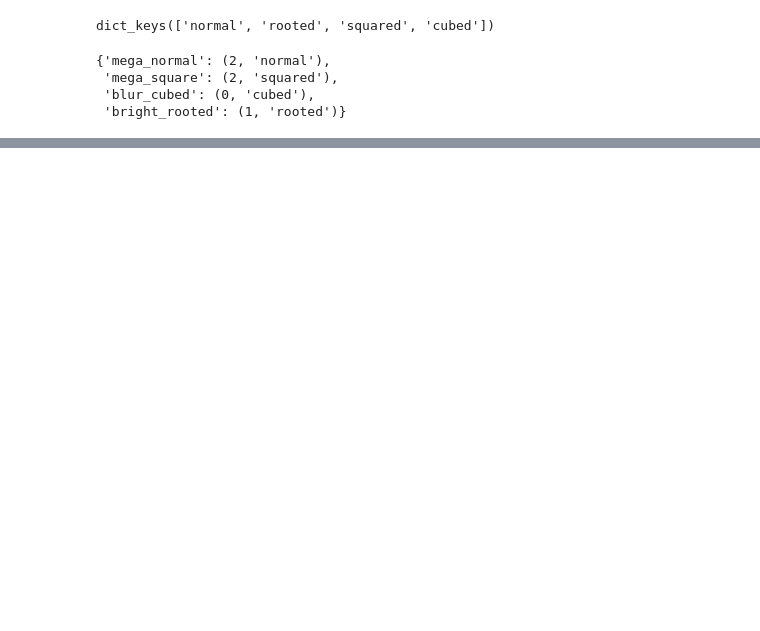
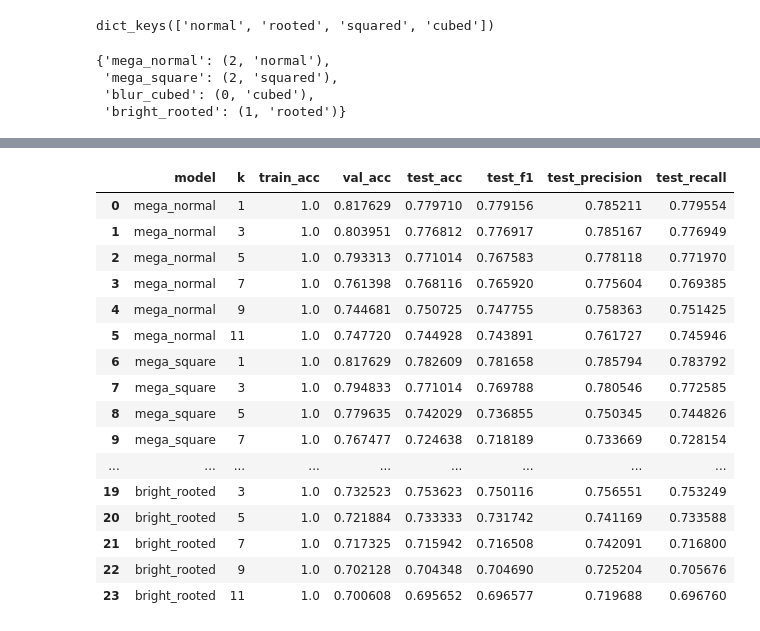
Before and after one commit to pranit-gandhi/astronomical-object-detection, a Jupyter notebook: slabs/knn.ipynb, the cells around one changed output, grey strips where cells are left out. Saved outputs shown, nothing was run; the diff lists cells and outputs as text; code cells hidden in the pictures; blank space fills up the shorter version.

```diff
--- a/slabs/knn.ipynb
+++ b/slabs/knn.ipynb
@@ -352,0 +376,72 @@ Optimal K Test Acccuracy 0.7652173913043478
+# %%
+import pandas as pd
+import numpy as np
+from sklearn.metrics import accuracy_score, precision_score, recall_score, f1_score
+
+rows = []
+for model, (preproc_index, feature_transform) in experiments.items():
+    proc_data = data[preproc_index]
+    X_train = proc_data["X_train"]
+    y_train = proc_data["y_train"]
+    X_val = proc_data["X_val"]
+    y_val = proc_data["y_val"]
+    X_test = proc_data["X_test"]
+    y_test = proc_data["y_test"]
+
+    for k in ks:
+        train_acc = total_res[model][k]["train_acc"]
+        val_acc = total_res[model][k]["val_acc"]
+
+        pipe = feature_transforms[feature_transform]
+
+        X_train_val = np.vstack([X_train, X_val])
+        y_train_val = np.concatenate([y_train, y_val])
+
+        X_train_val_Z = pipe.fit_transform(X_train_val)
+        X_test_Z = pipe.transform(X_test)
+
+        knn = KNeighborsClassifier(
+            n_neighbors=k,
+            weights="distance",
+            metric="euclidean",
+            n_jobs=-1
+        )
+        knn.fit(X_train_val_Z, y_train_val)
+        y_test_pred = knn.predict(X_test_Z)
+
+        test_acc = accuracy_score(y_test, y_test_pred)
+        test_prec = precision_score(y_test, y_test_pred, average="macro")
+        test_rec = recall_score(y_test, y_test_pred, average="macro")
+        test_f1 = f1_score(y_test, y_test_pred, average="macro")
+
+        rows.append({
+            "model": model,
+            "k": k,
+            "train_acc": train_acc,
+            "val_acc": val_acc,
+            "test_acc": test_acc,
+            "test_f1": test_f1,
+            "test_precision": test_prec,
+            "test_recall": test_rec,
+        })
+
+table = pd.DataFrame(rows)
+table
+# %% [output]
+|  | model | k | train_acc | val_acc | test_acc | test_f1 | test_precision | test_recall |
+| 0 | mega_normal | 1 | 1.0 | 0.817629 | 0.779710 | 0.779156 | 0.785211 | 0.779554 |
+| 1 | mega_normal | 3 | 1.0 | 0.803951 | 0.776812 | 0.776917 | 0.785167 | 0.776949 |
+| 2 | mega_normal | 5 | 1.0 | 0.793313 | 0.771014 | 0.767583 | 0.778118 | 0.771970 |
+| 3 | mega_normal | 7 | 1.0 | 0.761398 | 0.768116 | 0.765920 | 0.775604 | 0.769385 |
+| 4 | mega_normal | 9 | 1.0 | 0.744681 | 0.750725 | 0.747755 | 0.758363 | 0.751425 |
+| 5 | mega_normal | 11 | 1.0 | 0.747720 | 0.744928 | 0.743891 | 0.761727 | 0.745946 |
+| 6 | mega_square | 1 | 1.0 | 0.817629 | 0.782609 | 0.781658 | 0.785794 | 0.783792 |
+| 7 | mega_square | 3 | 1.0 | 0.794833 | 0.771014 | 0.769788 | 0.780546 | 0.772585 |
+| 8 | mega_square | 5 | 1.0 | 0.779635 | 0.742029 | 0.736855 | 0.750345 | 0.744826 |
+| 9 | mega_square | 7 | 1.0 | 0.767477 | 0.724638 | 0.718189 | 0.733669 | 0.728154 |
+| ... | ... | ... | ... | ... | ... | ... | ... | ... |
+| 19 | bright_rooted | 3 | 1.0 | 0.732523 | 0.753623 | 0.750116 | 0.756551 | 0.753249 |
+| 20 | bright_rooted | 5 | 1.0 | 0.721884 | 0.733333 | 0.731742 | 0.741169 | 0.733588 |
+| 21 | bright_rooted | 7 | 1.0 | 0.717325 | 0.715942 | 0.716508 | 0.742091 | 0.716800 |
+| 22 | bright_rooted | 9 | 1.0 | 0.702128 | 0.704348 | 0.704690 | 0.725204 | 0.705676 |
+| 23 | bright_rooted | 11 | 1.0 | 0.700608 | 0.695652 | 0.696577 | 0.719688 | 0.696760 |
```
Also changed, not shown: parts of 10 cells of this notebook.
